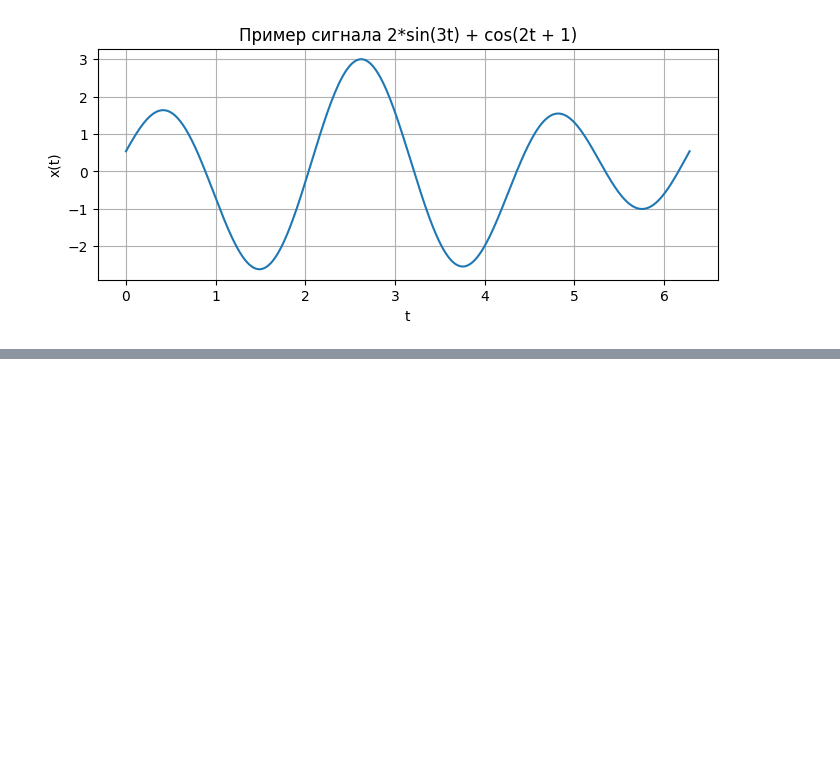
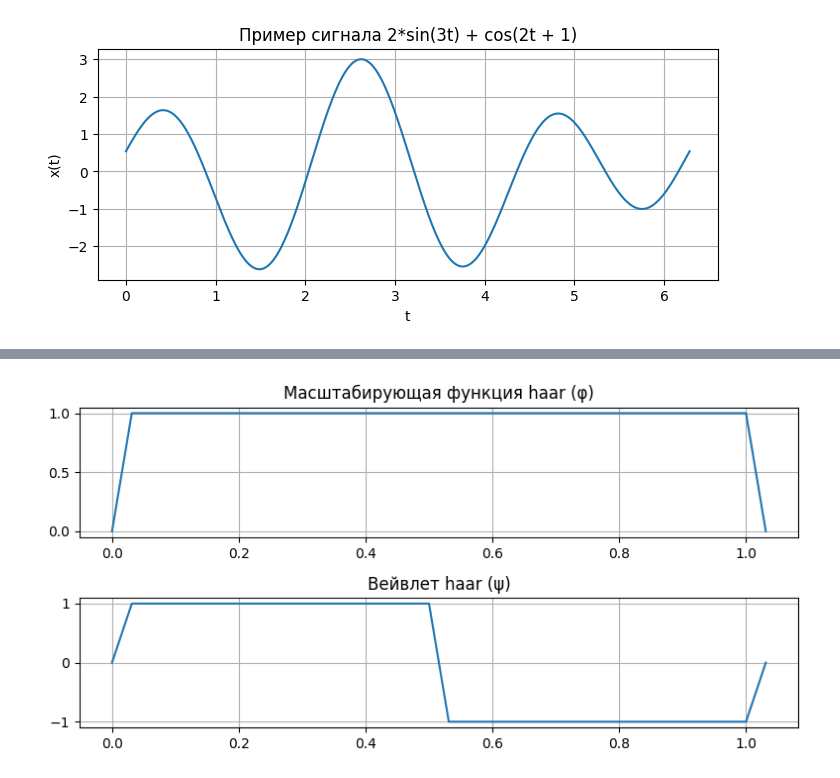
Before and after one commit to Silvarious9862/cosii, a Jupyter notebook: sem1/lab1/notebooks/demo.ipynb, the cells around one changed output, grey strips where cells are left out. Cells and saved outputs as stored; diff of their text form; code cells hidden in the pictures; blank space fills up the shorter version.

```diff
--- a/sem1/lab1/notebooks/demo.ipynb
+++ b/sem1/lab1/notebooks/demo.ipynb
@@ -22,0 +84,17 @@ plt.show()
+# %%
+plt.figure(figsize=(8, 4))
+
+plt.subplot(2, 1, 1)
+plt.plot(x, phi)
+plt.title(f"Масштабирующая функция {wavelet.name} (φ)")
+plt.grid(True)
+
+plt.subplot(2, 1, 2)
+plt.plot(x, psi)
+plt.title(f"Вейвлет {wavelet.name} (ψ)")
+plt.grid(True)
+
+plt.tight_layout()
+plt.show()
+# %% [output]
+[figure, added]
```
Also changed, not shown: parts of 4 cells of this notebook, 7 other files.
